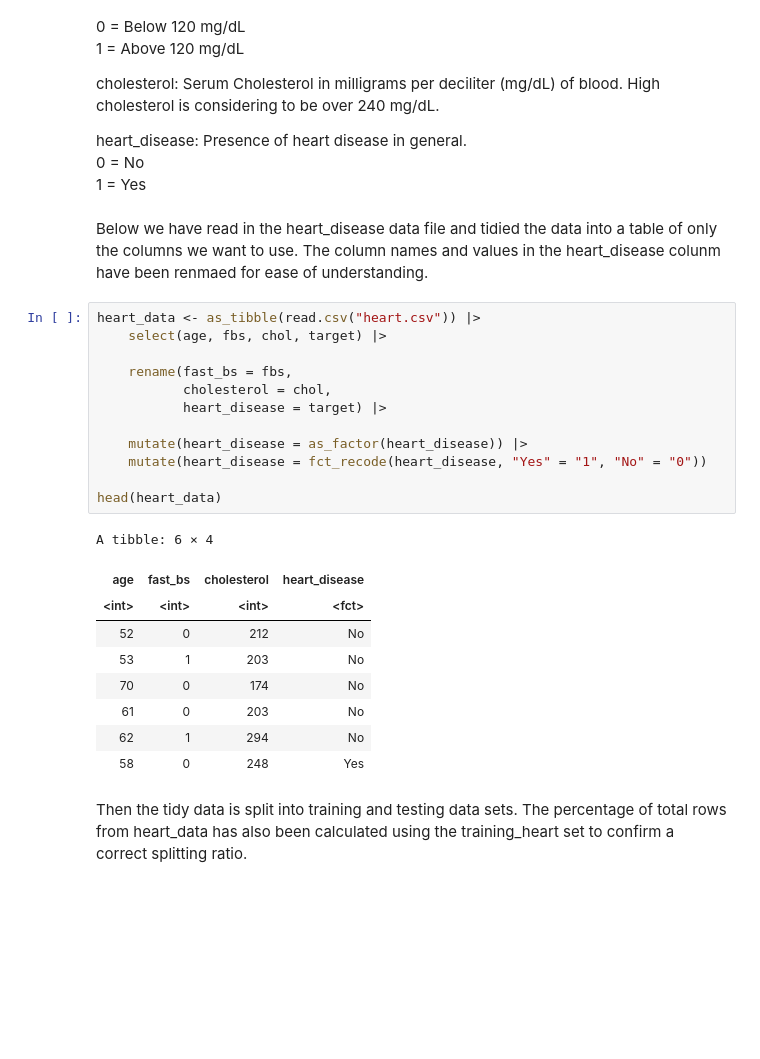
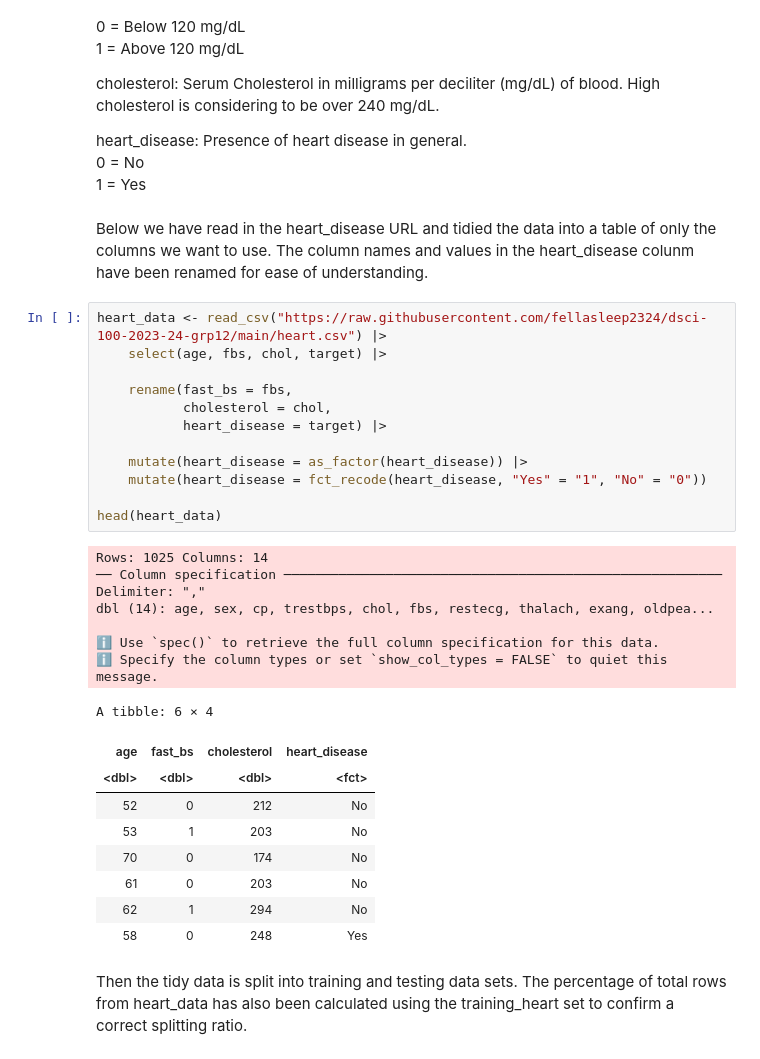
Before and after one commit to fellasleep2324/dsci-100-2023-24-grp12, a Jupyter notebook: Group Project Proposal.ipynb, the cells around one changed output. Saved outputs shown, nothing was run; the diff lists cells and outputs as text; blank space fills up the shorter version.

```diff
--- a/Group Project Proposal.ipynb
+++ b/Group Project Proposal.ipynb
@@ -74,23 +74,30 @@ heart_disease: Presence of heart disease in general.
                         0 = No
                         1 = Yes
 # %% [markdown]
-Below we have read in the heart_disease data file and tidied the data into a table of only the columns we want to use. The column names and values in the heart_disease colunm have been renmaed for ease of understanding.
+Below we have read in the heart_disease URL and tidied the data into a table of only the columns we want to use. The column names and values in the heart_disease colunm have been renamed for ease of understanding.
 # %%
-heart_data <- as_tibble(read.csv("heart.csv")) |>
+heart_data <- read_csv("https://raw.githubusercontent.com/fellasleep2324/dsci-100-2023-24-grp12/main/heart.csv") |>
     select(age, fbs, chol, target) |>
 
     rename(fast_bs = fbs,
            cholesterol = chol,
            heart_disease = target) |>
 
     mutate(heart_disease = as_factor(heart_disease)) |>
     mutate(heart_disease = fct_recode(heart_disease, "Yes" = "1", "No" = "0"))
 
 head(heart_data)
 # %% [output]
-A tibble: 6 × 4
+Rows: 1025 Columns: 14
+── Column specification ────────────────────────────────────────────────────────
+Delimiter: ","
+dbl (14): age, sex, cp, trestbps, chol, fbs, restecg, thalach, exang, oldpea...
+
+ℹ Use `spec()` to retrieve the full column specification for this data.
+ℹ Specify the column types or set `show_col_types = FALSE` to quiet this message.
+A tibble: 6 × 4
 | age | fast_bs | cholesterol | heart_disease |
-| <int> | <int> | <int> | <fct> |
+| <dbl> | <dbl> | <dbl> | <fct> |
 | 52 | 0 | 212 | No |
 | 53 | 1 | 203 | No |
 | 70 | 0 | 174 | No |
```
Also changed, not shown: parts of 2 cells of this notebook, 1 other file.
